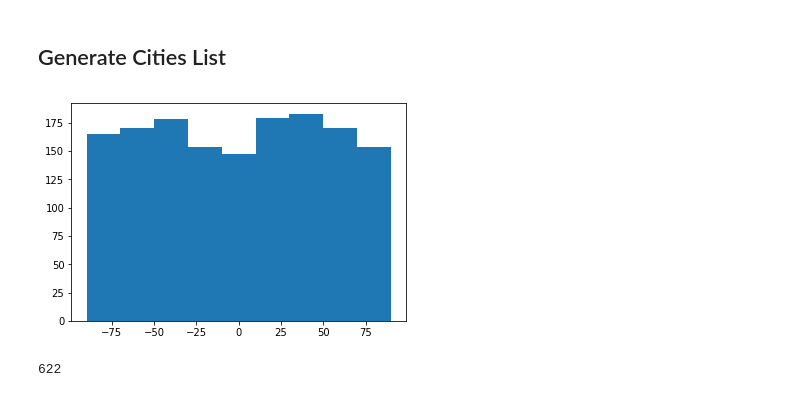
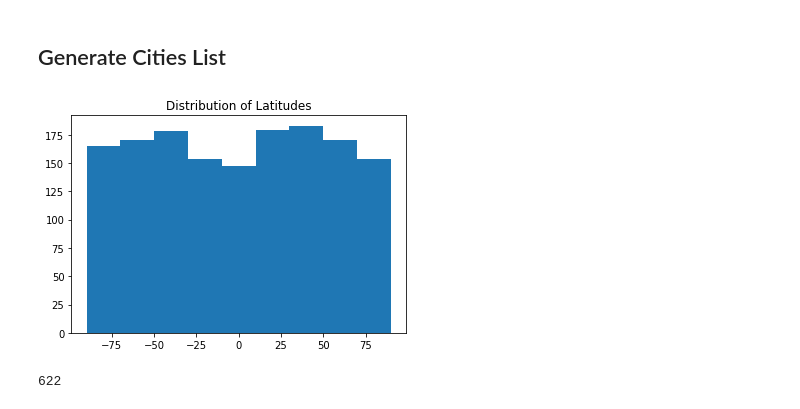
Before and after one commit to jackrapp/weather_visualization, a Jupyter notebook: WeatherPy.ipynb, the cells around one changed output. Drawn from its saved outputs; the diff is of its cells as text; code cells hidden in the pictures.

Commit message:
added title to histogram

```diff
--- a/WeatherPy.ipynb
+++ b/WeatherPy.ipynb
@@ -41,10 +41,11 @@ lat_lngs = zip(lats, lngs)
 # %%
 #Histogram to check equal distribution of latitudes
 plt.hist(lats, bins=[-90,-70,-50,-30,-10,10,30,50,70,90])
+plt.title("Distribution of Latitudes")
 plt.savefig("Resources/latitude_histogram.png")
 plt.show()
 # %% [output]
-[figure, old version]
+[figure, new version]
 # %%
 # Identify nearest city for each lat, lng combination
 for lat_lng in lat_lngs:
```
Also changed, not shown: 1 other file.
